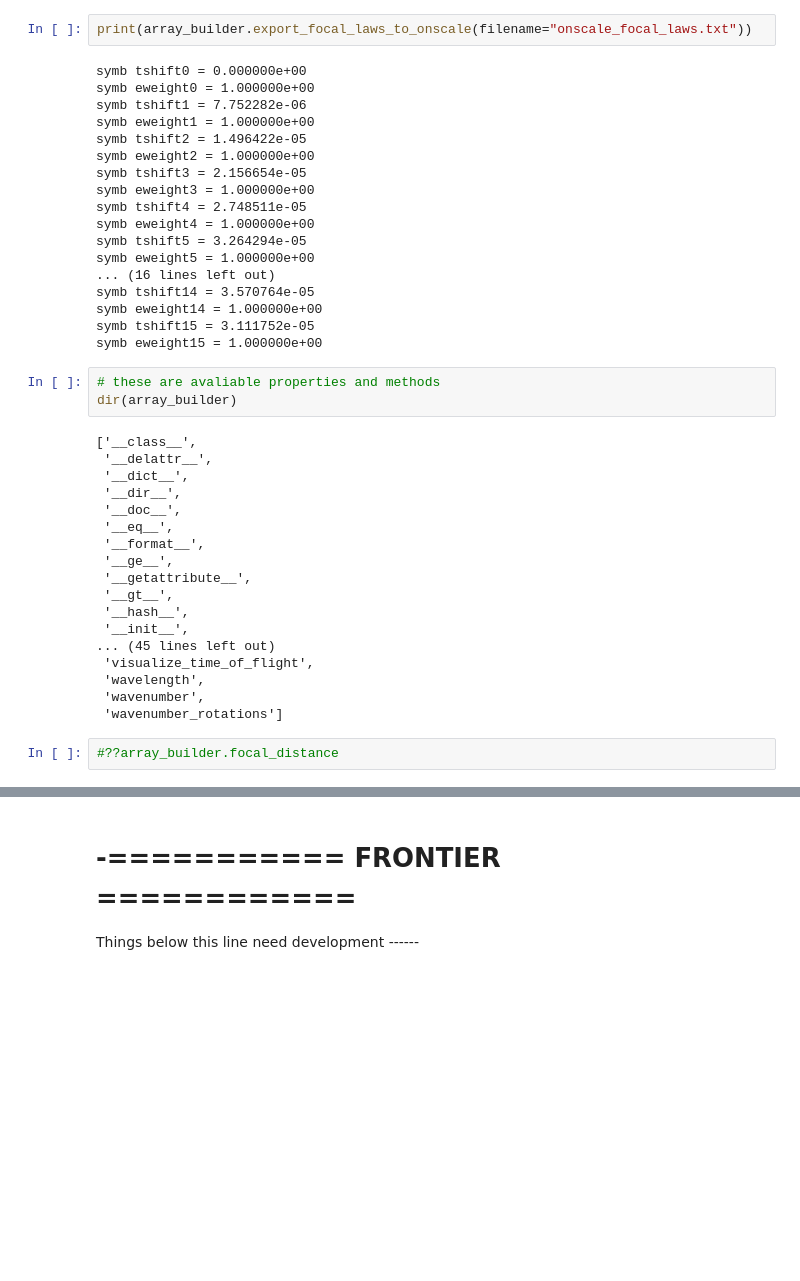
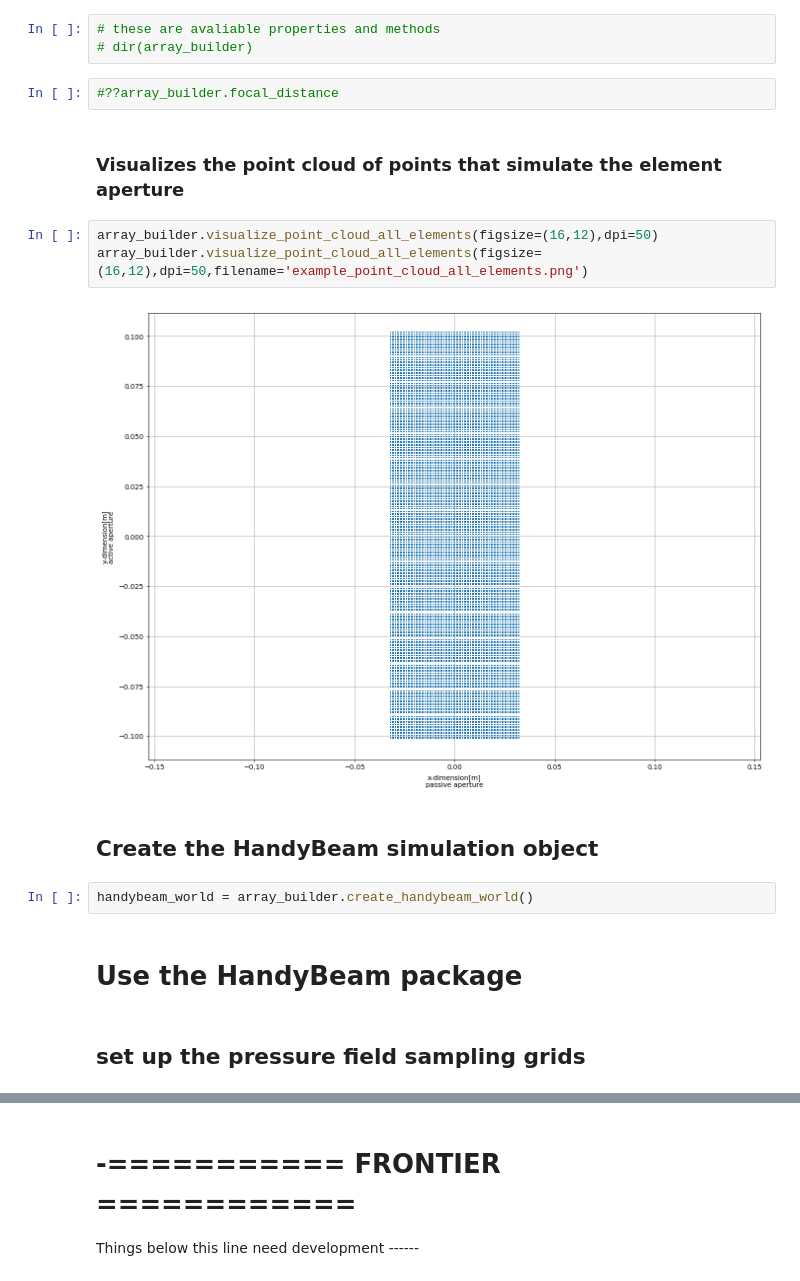
Before and after one commit to ultraleap/HandyBeam-Strathclyde, a Jupyter notebook: hello_world.ipynb, the cells around one changed output, grey strips where cells are left out. Cells and saved outputs as stored; diff of their text form; blank space fills up the shorter version.

```diff
--- a/hello_world.ipynb
+++ b/hello_world.ipynb
@@ -54,43 +58,20 @@ array_builder.visualize_focal_laws(filename='example_visualize_focal_laws.png')
-# %%
-print(array_builder.export_focal_laws_to_onscale(filename="onscale_focal_laws.txt"))
-# %% [output]
-symb tshift0 = 0.000000e+00
-symb eweight0 = 1.000000e+00
-symb tshift1 = 7.752282e-06
-symb eweight1 = 1.000000e+00
-symb tshift2 = 1.496422e-05
-symb eweight2 = 1.000000e+00
-symb tshift3 = 2.156654e-05
-symb eweight3 = 1.000000e+00
-symb tshift4 = 2.748511e-05
-symb eweight4 = 1.000000e+00
-symb tshift5 = 3.264294e-05
-symb eweight5 = 1.000000e+00
-... (16 lines left out)
-symb tshift14 = 3.570764e-05
-symb eweight14 = 1.000000e+00
-symb tshift15 = 3.111752e-05
-symb eweight15 = 1.000000e+00
 # %%
 # these are avaliable properties and methods
-dir(array_builder)
+# dir(array_builder)
-# %% [output]
-['__class__',
- '__delattr__',
- '__dict__',
- '__dir__',
- '__doc__',
- '__eq__',
- '__format__',
- '__ge__',
- '__getattribute__',
- '__gt__',
- '__hash__',
- '__init__',
-... (45 lines left out)
- 'visualize_time_of_flight',
- 'wavelength',
- 'wavenumber',
- 'wavenumber_rotations']
 # %%
 #??array_builder.focal_distance
+# %% [markdown]
+### Visualizes the point cloud of points that simulate the element aperture
+# %%
+array_builder.visualize_point_cloud_all_elements(figsize=(16,12),dpi=50)
+array_builder.visualize_point_cloud_all_elements(figsize=(16,12),dpi=50,filename='example_point_cloud_all_elements.png')
+# %% [output]
+[figure, added]
+# %% [markdown]
+## Create the HandyBeam simulation object
+# %%
+handybeam_world = array_builder.create_handybeam_world()
+# %% [markdown]
+# Use the HandyBeam package
+# %% [markdown]
+## set up the pressure field sampling grids
```
Also changed, not shown: parts of 44 cells of this notebook, 11 other files.
